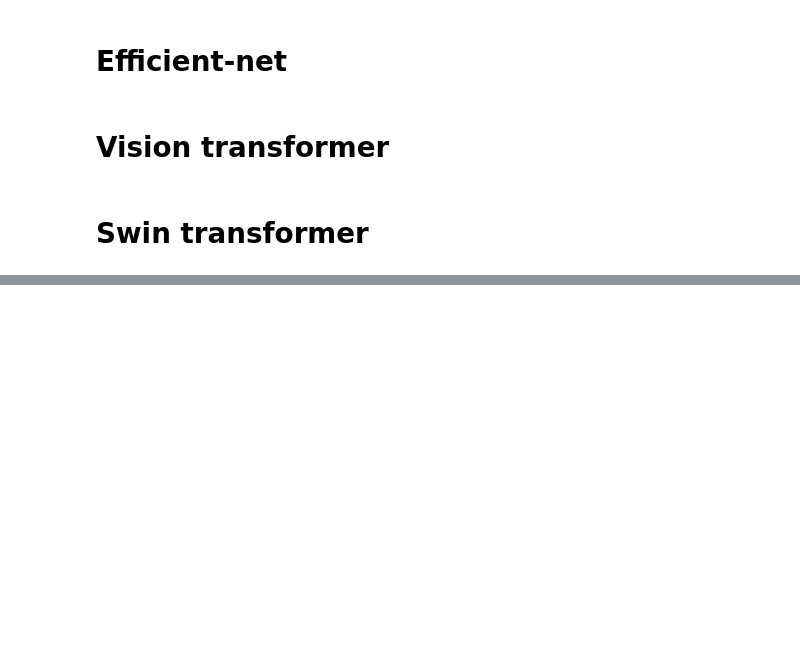
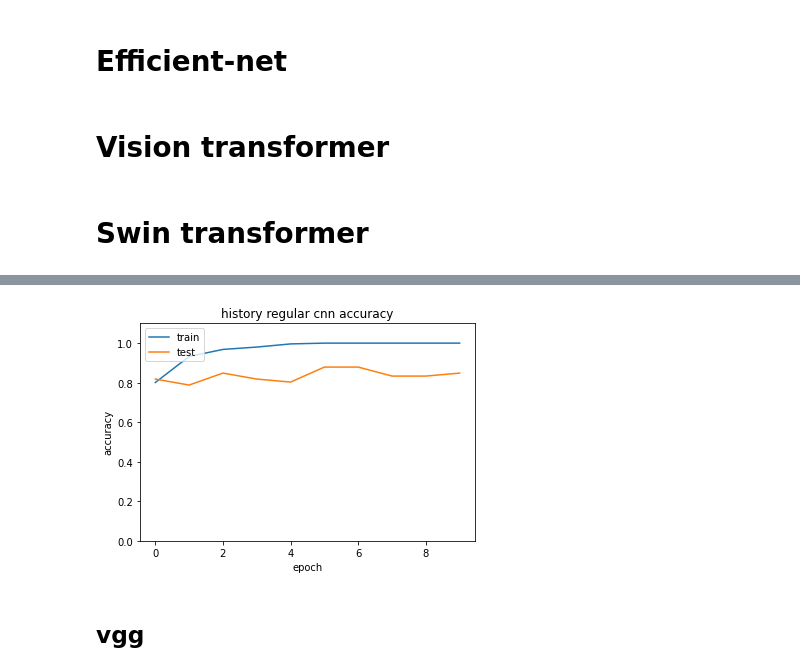
Before and after one commit to saleh1312/Electo-pi-projects, a Jupyter notebook: mmclassification_models.ipynb, the cells around one changed output, grey strips where cells are left out. Drawn from its saved outputs; the diff is of its cells as text; code cells hidden in the pictures; blank space fills up the shorter version.

```diff
--- a/mmclassification_models.ipynb
+++ b/mmclassification_models.ipynb
@@ -162,0 +246,4 @@ train(cfg=cfg_model_swin)
+# %%
+xtrain_=xtrainstad.reshape(xtrainstad.shape+(1,))
+xtest_=xteststad.reshape(xteststad.shape+(1,))
+xval_=xvalstad.reshape(xvalstad.shape+(1,))
@@ -162,0 +252,16 @@ train(cfg=cfg_model_swin)
+# %%
+inpt=tf.keras.layers.Input(xtrain_.shape[1:])
+c1=tf.keras.layers.Conv2D(64,(7,7),(2,2))(inpt)
+c2=tf.keras.layers.Conv2D(8,(3,3),(2,2))(c1)
+f1=tf.keras.layers.Flatten()(c2)
+d1=tf.keras.layers.Dense(3,activation="softmax")(f1)
+
+nural_network=tf.keras.Model(inputs=inpt,outputs=d1)
+
+nural_network.compile(optimizer=tf.keras.optimizers.Adam(learning_rate=0.001),
+                      loss=tf.keras.losses.binary_crossentropy
+                    ,metrics=["accuracy"])
+# %%
+history_cnn=nural_network.fit(xtrain_,ytrainhot,
+                              validation_data=(xval_,yvalhot)
+                              ,batch_size=8,epochs=10)
@@ -162,0 +289,16 @@ train(cfg=cfg_model_swin)
+# %%
+def show_results(history,title):
+    plt.plot(history.history['accuracy'])
+    plt.plot(history.history['val_accuracy'])
+    plt.ylim([0, 1.1])
+    plt.title(title+' accuracy')
+    plt.ylabel('accuracy')
+    plt.xlabel('epoch')
+    plt.legend(['train', 'test'], loc='upper left')
+    plt.show()
+# %%
+show_results(history_cnn,"history regular cnn")
+# %% [output]
+[figure, added]
+# %% [markdown]
+## vgg
```
Also changed, not shown: parts of 24 cells of this notebook.
